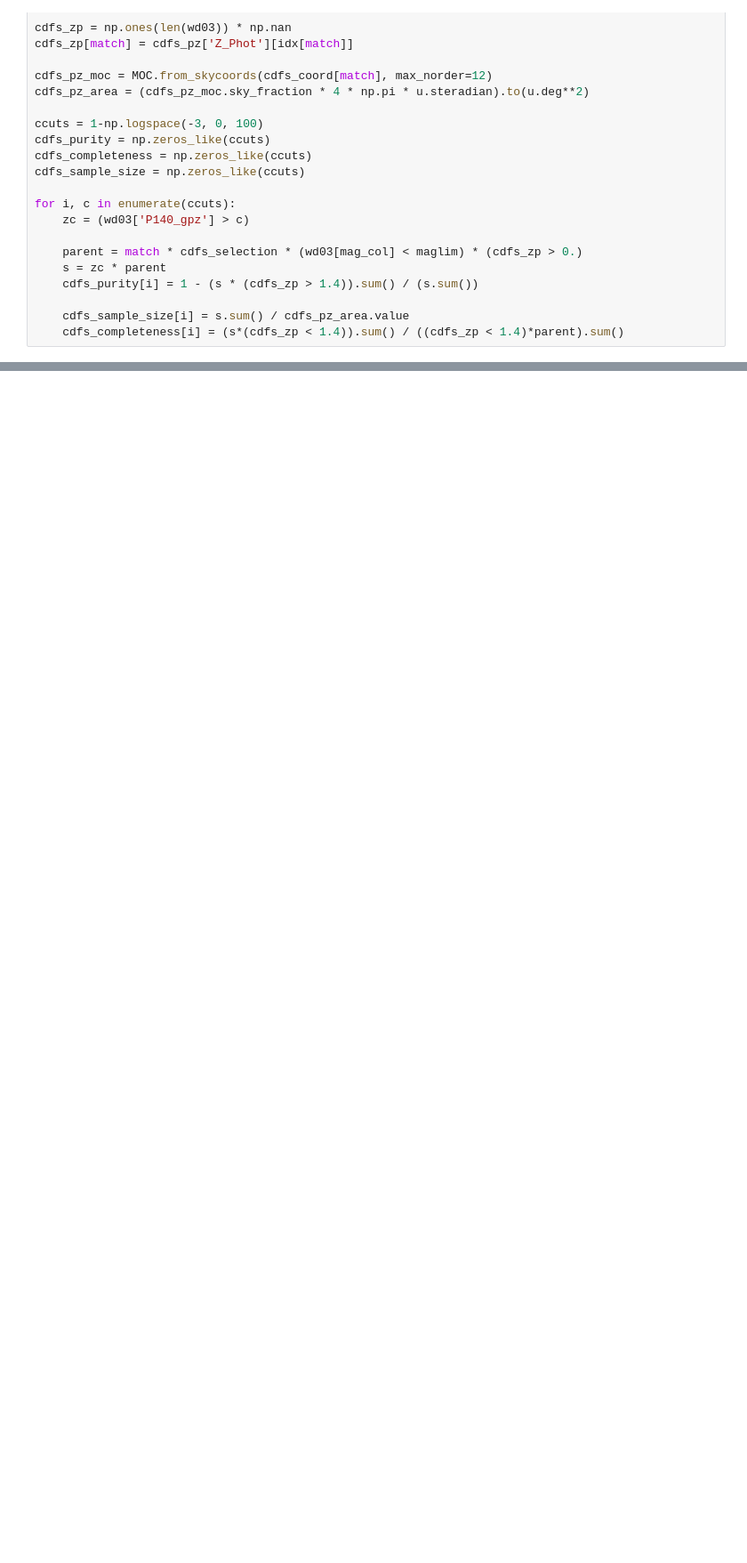
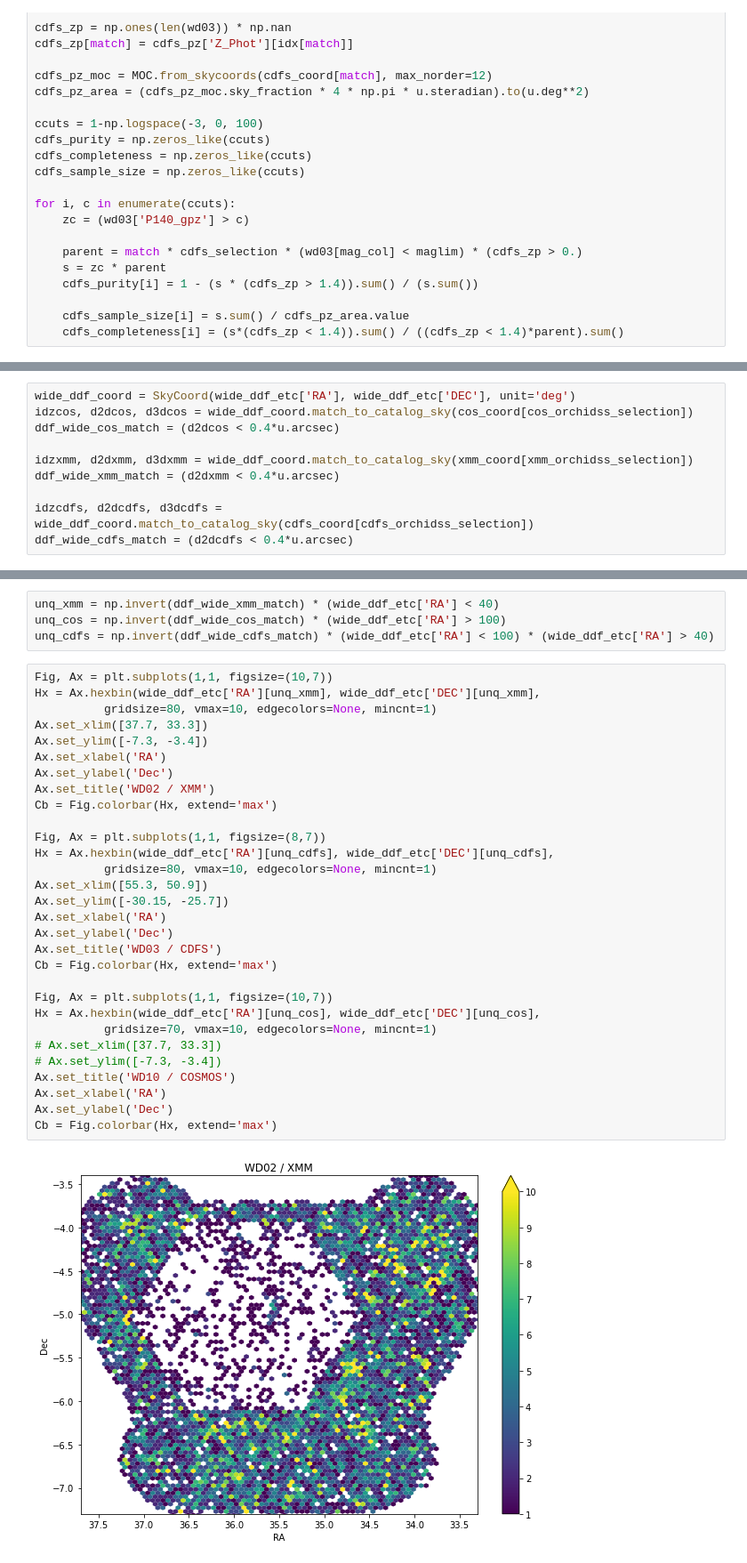
Before and after one commit to orchidss/selection, a Jupyter notebook: Notebooks/oDEEP_Selection_and_Validation.ipynb, the cells around one changed output, grey strips where cells are left out. Shown at 89% size. Cells and saved outputs as stored; diff of their text form; blank space fills up the shorter version.

```diff
--- a/Notebooks/oDEEP_Selection_and_Validation.ipynb
+++ b/Notebooks/oDEEP_Selection_and_Validation.ipynb
@@ -923,0 +811,10 @@ OLF: Def1 = 0.0131 Def2 = 0.0073
+# %%
+wide_ddf_coord = SkyCoord(wide_ddf_etc['RA'], wide_ddf_etc['DEC'], unit='deg')
+idzcos, d2dcos, d3dcos = wide_ddf_coord.match_to_catalog_sky(cos_coord[cos_orchidss_selection])
+ddf_wide_cos_match = (d2dcos < 0.4*u.arcsec)
+
+idzxmm, d2dxmm, d3dxmm = wide_ddf_coord.match_to_catalog_sky(xmm_coord[xmm_orchidss_selection])
+ddf_wide_xmm_match = (d2dxmm < 0.4*u.arcsec)
+
+idzcdfs, d2dcdfs, d3dcdfs = wide_ddf_coord.match_to_catalog_sky(cdfs_coord[cdfs_orchidss_selection])
+ddf_wide_cdfs_match = (d2dcdfs < 0.4*u.arcsec)
@@ -923,0 +953,36 @@ OLF: Def1 = 0.0131 Def2 = 0.0073
+# %%
+unq_xmm = np.invert(ddf_wide_xmm_match) * (wide_ddf_etc['RA'] < 40)
+unq_cos = np.invert(ddf_wide_cos_match) * (wide_ddf_etc['RA'] > 100)
+unq_cdfs = np.invert(ddf_wide_cdfs_match) * (wide_ddf_etc['RA'] < 100) * (wide_ddf_etc['RA'] > 40)
+# %%
+Fig, Ax = plt.subplots(1,1, figsize=(10,7))
+Hx = Ax.hexbin(wide_ddf_etc['RA'][unq_xmm], wide_ddf_etc['DEC'][unq_xmm],
+          gridsize=80, vmax=10, edgecolors=None, mincnt=1)
+Ax.set_xlim([37.7, 33.3])
+Ax.set_ylim([-7.3, -3.4])
+Ax.set_xlabel('RA')
+Ax.set_ylabel('Dec')
+Ax.set_title('WD02 / XMM')
+Cb = Fig.colorbar(Hx, extend='max')
+
+Fig, Ax = plt.subplots(1,1, figsize=(8,7))
+Hx = Ax.hexbin(wide_ddf_etc['RA'][unq_cdfs], wide_ddf_etc['DEC'][unq_cdfs],
+          gridsize=80, vmax=10, edgecolors=None, mincnt=1)
+Ax.set_xlim([55.3, 50.9])
+Ax.set_ylim([-30.15, -25.7])
+Ax.set_xlabel('RA')
+Ax.set_ylabel('Dec')
+Ax.set_title('WD03 / CDFS')
+Cb = Fig.colorbar(Hx, extend='max')
+
+Fig, Ax = plt.subplots(1,1, figsize=(10,7))
+Hx = Ax.hexbin(wide_ddf_etc['RA'][unq_cos], wide_ddf_etc['DEC'][unq_cos],
+          gridsize=70, vmax=10, edgecolors=None, mincnt=1)
+# Ax.set_xlim([37.7, 33.3])
+# Ax.set_ylim([-7.3, -3.4])
+Ax.set_title('WD10 / COSMOS')
+Ax.set_xlabel('RA')
+Ax.set_ylabel('Dec')
+Cb = Fig.colorbar(Hx, extend='max')
+# %% [output]
+[figure, added]
```
Also changed, not shown: parts of 35 cells of this notebook, 6 other files.
